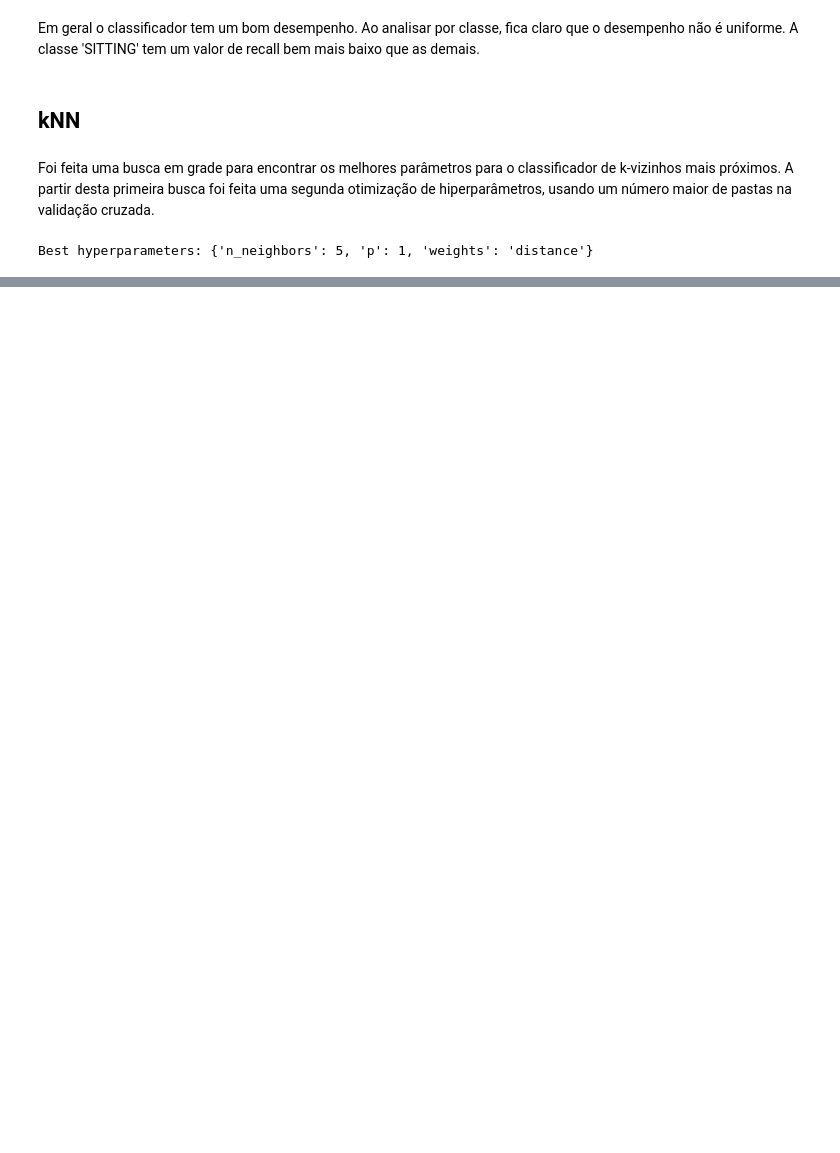
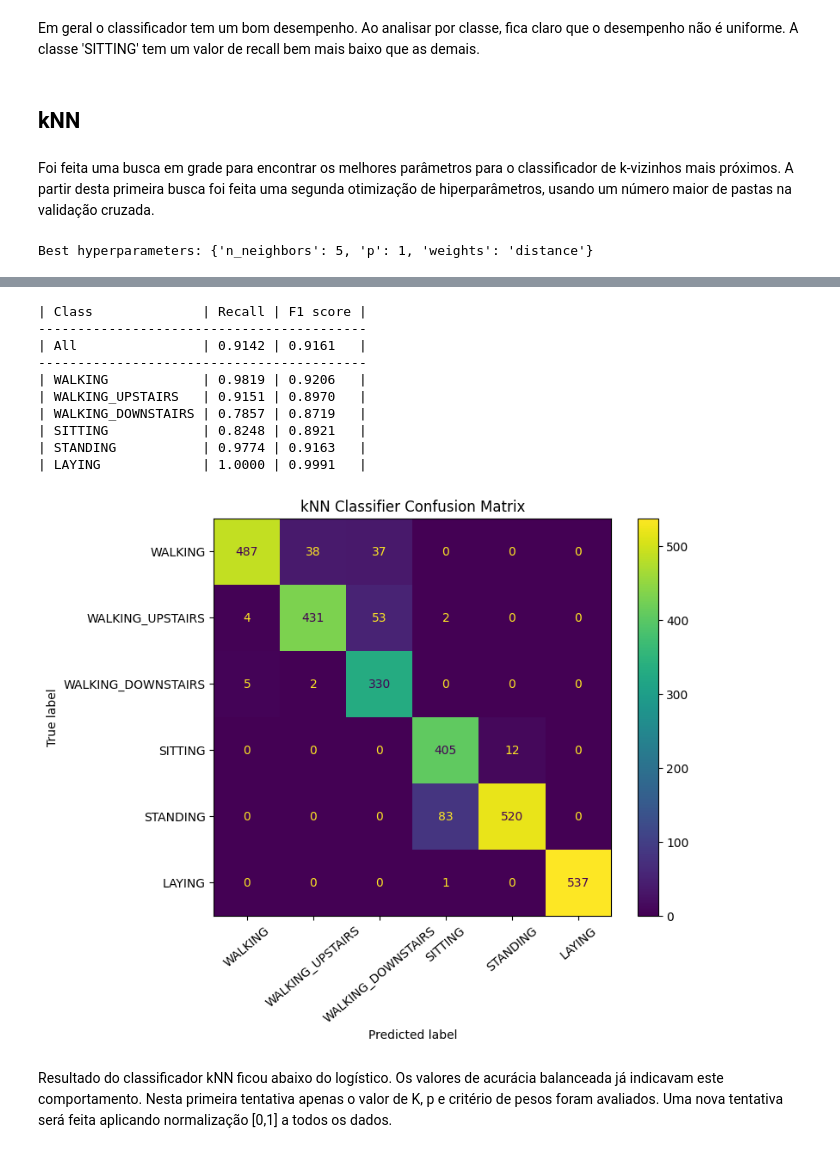
Before and after one commit to TiagoCAAmorim/machine_learning, a Jupyter notebook: Lista02/Lista02.ipynb, the cells around one changed output, grey strips where cells are left out. Cells and saved outputs as stored; diff of their text form; code cells hidden in the pictures; blank space fills up the shorter version.

```diff
--- a/Lista02/Lista02.ipynb
+++ b/Lista02/Lista02.ipynb
@@ -328,0 +355,17 @@ Balanced accuracy=0.9141557156557422
+# %%
+model_summary(knn, X_test, y_test, labels,
+              'kNN Classifier', 'A_kNN_CM.png')
+# %% [output]
+| Class              | Recall | F1 score |
+------------------------------------------
+| All                | 0.9142 | 0.9161   |
+------------------------------------------
+| WALKING            | 0.9819 | 0.9206   |
+| WALKING_UPSTAIRS   | 0.9151 | 0.8970   |
+| WALKING_DOWNSTAIRS | 0.7857 | 0.8719   |
+| SITTING            | 0.8248 | 0.8921   |
+| STANDING           | 0.9774 | 0.9163   |
+| LAYING             | 1.0000 | 0.9991   |
+[figure, added]
+# %% [markdown]
+Resultado do classificador kNN ficou abaixo do logístico. Os valores de acurácia balanceada já indicavam este comportamento. Nesta primeira tentativa apenas o valor de K, p e critério de pesos foram avaliados. Uma nova tentativa será feita aplicando normalização [0,1] a todos os dados.
```
Also changed, not shown: parts of 18 cells of this notebook, 4 other files.
